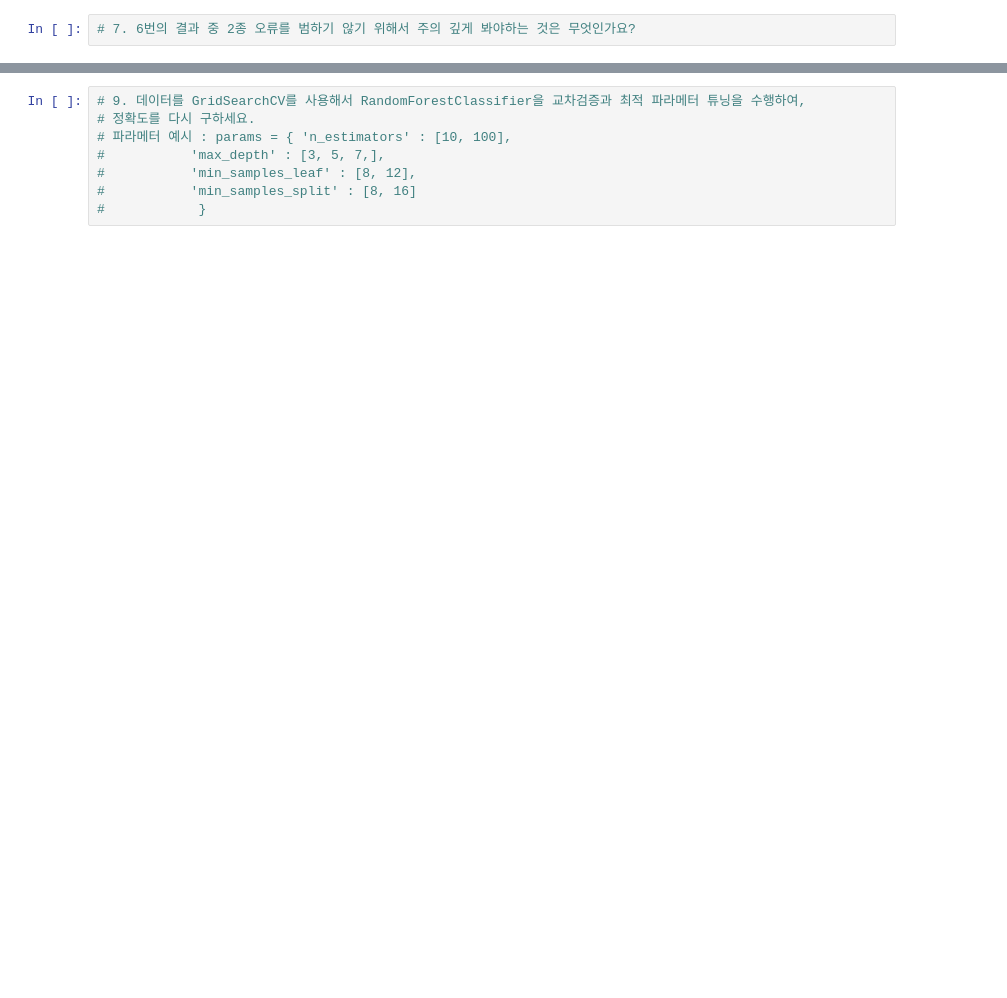
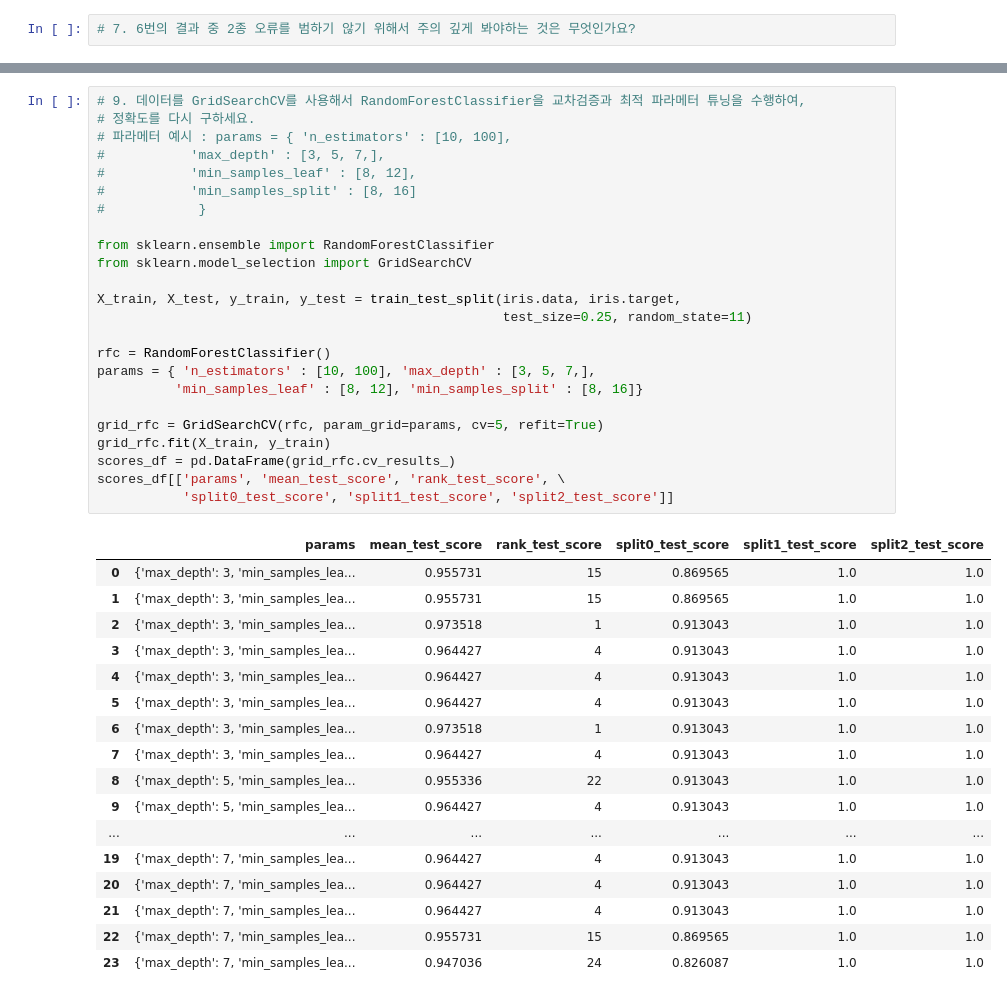
Before and after one commit to gloria9505/Python_Study, a Jupyter notebook: Week 2/스터디2주차.ipynb, the cells around one changed output, grey strips where cells are left out. Cells and saved outputs as stored; diff of their text form; blank space fills up the shorter version.

```diff
--- a/Week 2/스터디2주차.ipynb
+++ b/Week 2/스터디2주차.ipynb
@@ -132,8 +143,42 @@ ValueError: multiclass format is not supported
 # %%
 # 9. 데이터를 GridSearchCV를 사용해서 RandomForestClassifier을 교차검증과 최적 파라메터 튜닝을 수행하여,
 # 정확도를 다시 구하세요.
 # 파라메터 예시 : params = { 'n_estimators' : [10, 100],
 #           'max_depth' : [3, 5, 7,],
 #           'min_samples_leaf' : [8, 12],
 #           'min_samples_split' : [8, 16]
 #            }
+
+from sklearn.ensemble import RandomForestClassifier
+from sklearn.model_selection import GridSearchCV
+
+X_train, X_test, y_train, y_test = train_test_split(iris.data, iris.target,
+                                                    test_size=0.25, random_state=11)
+
+rfc = RandomForestClassifier()
+params = { 'n_estimators' : [10, 100], 'max_depth' : [3, 5, 7,],
+          'min_samples_leaf' : [8, 12], 'min_samples_split' : [8, 16]}
+
+grid_rfc = GridSearchCV(rfc, param_grid=params, cv=5, refit=True)
+grid_rfc.fit(X_train, y_train)
+scores_df = pd.DataFrame(grid_rfc.cv_results_)
+scores_df[['params', 'mean_test_score', 'rank_test_score', \
+           'split0_test_score', 'split1_test_score', 'split2_test_score']]
+# %% [output]
+|  | params | mean_test_score | rank_test_score | split0_test_score | split1_test_score | split2_test_score |
+| 0 | {'max_depth': 3, 'min_samples_lea... | 0.955731 | 15 | 0.869565 | 1.0 | 1.0 |
+| 1 | {'max_depth': 3, 'min_samples_lea... | 0.955731 | 15 | 0.869565 | 1.0 | 1.0 |
+| 2 | {'max_depth': 3, 'min_samples_lea... | 0.973518 | 1 | 0.913043 | 1.0 | 1.0 |
+| 3 | {'max_depth': 3, 'min_samples_lea... | 0.964427 | 4 | 0.913043 | 1.0 | 1.0 |
+| 4 | {'max_depth': 3, 'min_samples_lea... | 0.964427 | 4 | 0.913043 | 1.0 | 1.0 |
+| 5 | {'max_depth': 3, 'min_samples_lea... | 0.964427 | 4 | 0.913043 | 1.0 | 1.0 |
+| 6 | {'max_depth': 3, 'min_samples_lea... | 0.973518 | 1 | 0.913043 | 1.0 | 1.0 |
+| 7 | {'max_depth': 3, 'min_samples_lea... | 0.964427 | 4 | 0.913043 | 1.0 | 1.0 |
+| 8 | {'max_depth': 5, 'min_samples_lea... | 0.955336 | 22 | 0.913043 | 1.0 | 1.0 |
+| 9 | {'max_depth': 5, 'min_samples_lea... | 0.964427 | 4 | 0.913043 | 1.0 | 1.0 |
+| ... | ... | ... | ... | ... | ... | ... |
+| 19 | {'max_depth': 7, 'min_samples_lea... | 0.964427 | 4 | 0.913043 | 1.0 | 1.0 |
+| 20 | {'max_depth': 7, 'min_samples_lea... | 0.964427 | 4 | 0.913043 | 1.0 | 1.0 |
+| 21 | {'max_depth': 7, 'min_samples_lea... | 0.964427 | 4 | 0.913043 | 1.0 | 1.0 |
+| 22 | {'max_depth': 7, 'min_samples_lea... | 0.955731 | 15 | 0.869565 | 1.0 | 1.0 |
+| 23 | {'max_depth': 7, 'min_samples_lea... | 0.947036 | 24 | 0.826087 | 1.0 | 1.0 |
```
Also changed, not shown: parts of 8 cells of this notebook.
